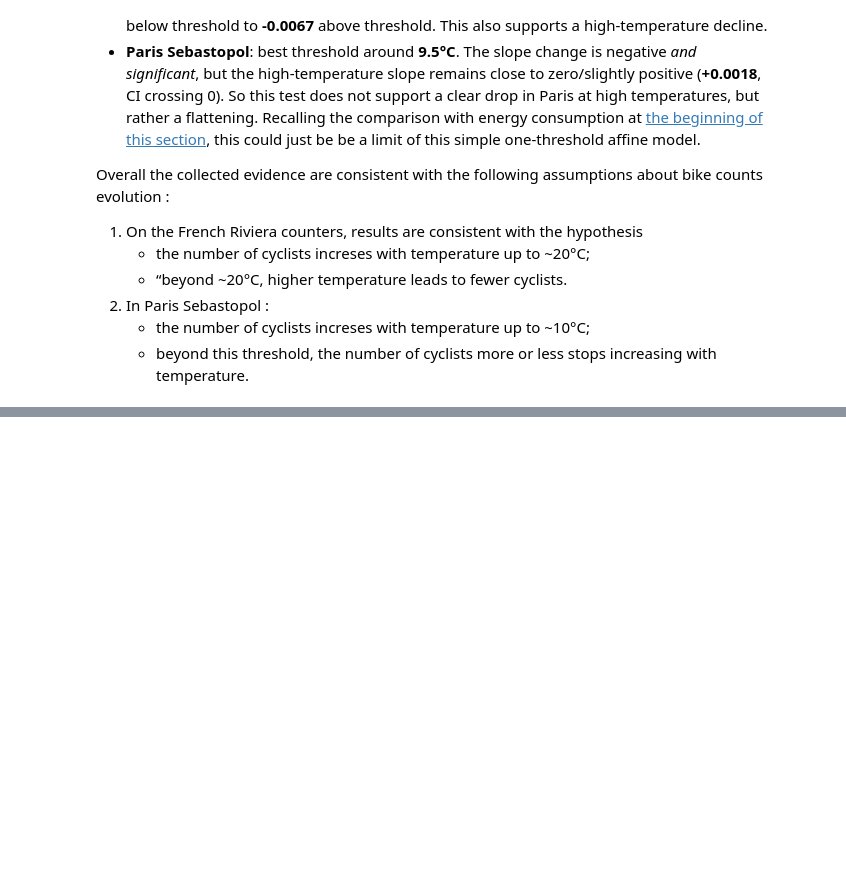
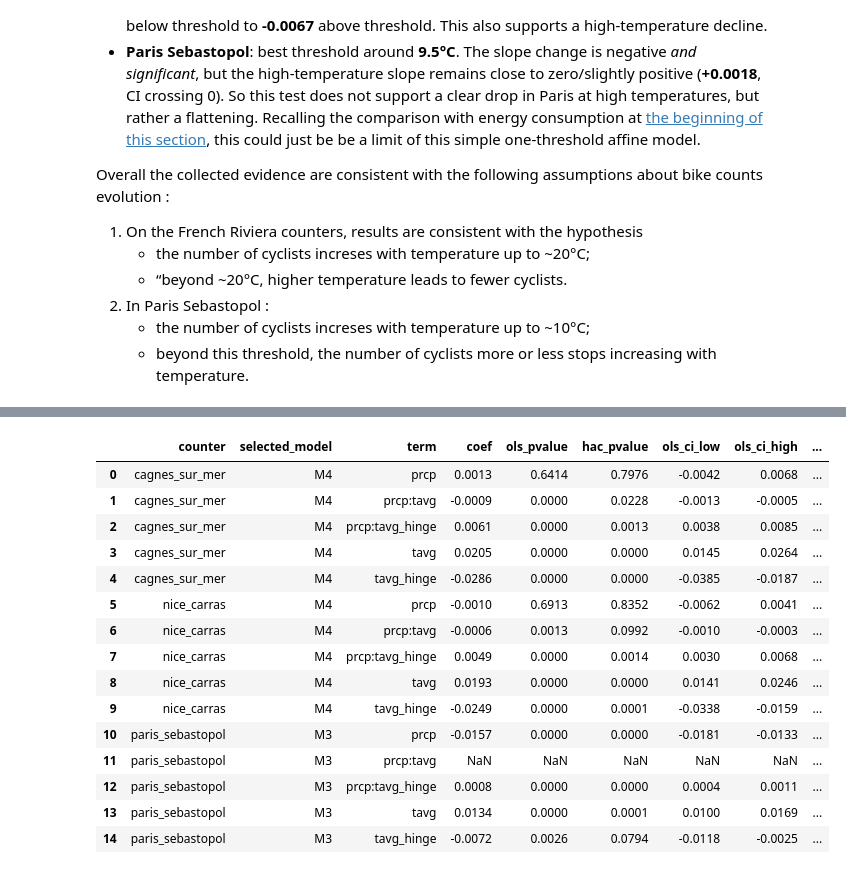
Before and after one commit to picost/bike_counters_playground, a Jupyter notebook: 02_data_exploration.ipynb, the cells around one changed output, grey strips where cells are left out. Cells and saved outputs as stored; diff of their text form; code cells hidden in the pictures; blank space fills up the shorter version.

```diff
--- a/02_data_exploration.ipynb
+++ b/02_data_exploration.ipynb
@@ -1100,0 +1763,20 @@ Of course many more steps could be added to improve the analysis (data cleaning,
+# %%
+# OLS vs HAC comparison for key terms
+rain_step6_hac_compare.round(4)
+# %% [output]
+|  | counter | selected_model | term | coef | ols_pvalue | hac_pvalue | ols_ci_low | ols_ci_high | ... |
+| 0 | cagnes_sur_mer | M4 | prcp | 0.0013 | 0.6414 | 0.7976 | -0.0042 | 0.0068 | ... |
+| 1 | cagnes_sur_mer | M4 | prcp:tavg | -0.0009 | 0.0000 | 0.0228 | -0.0013 | -0.0005 | ... |
+| 2 | cagnes_sur_mer | M4 | prcp:tavg_hinge | 0.0061 | 0.0000 | 0.0013 | 0.0038 | 0.0085 | ... |
+| 3 | cagnes_sur_mer | M4 | tavg | 0.0205 | 0.0000 | 0.0000 | 0.0145 | 0.0264 | ... |
+| 4 | cagnes_sur_mer | M4 | tavg_hinge | -0.0286 | 0.0000 | 0.0000 | -0.0385 | -0.0187 | ... |
+| 5 | nice_carras | M4 | prcp | -0.0010 | 0.6913 | 0.8352 | -0.0062 | 0.0041 | ... |
+| 6 | nice_carras | M4 | prcp:tavg | -0.0006 | 0.0013 | 0.0992 | -0.0010 | -0.0003 | ... |
+| 7 | nice_carras | M4 | prcp:tavg_hinge | 0.0049 | 0.0000 | 0.0014 | 0.0030 | 0.0068 | ... |
+| 8 | nice_carras | M4 | tavg | 0.0193 | 0.0000 | 0.0000 | 0.0141 | 0.0246 | ... |
+| 9 | nice_carras | M4 | tavg_hinge | -0.0249 | 0.0000 | 0.0001 | -0.0338 | -0.0159 | ... |
+| 10 | paris_sebastopol | M3 | prcp | -0.0157 | 0.0000 | 0.0000 | -0.0181 | -0.0133 | ... |
+| 11 | paris_sebastopol | M3 | prcp:tavg | NaN | NaN | NaN | NaN | NaN | ... |
+| 12 | paris_sebastopol | M3 | prcp:tavg_hinge | 0.0008 | 0.0000 | 0.0000 | 0.0004 | 0.0011 | ... |
+| 13 | paris_sebastopol | M3 | tavg | 0.0134 | 0.0000 | 0.0001 | 0.0100 | 0.0169 | ... |
+| 14 | paris_sebastopol | M3 | tavg_hinge | -0.0072 | 0.0026 | 0.0794 | -0.0118 | -0.0025 | ... |
```
Also changed, not shown: parts of 63 cells of this notebook.
